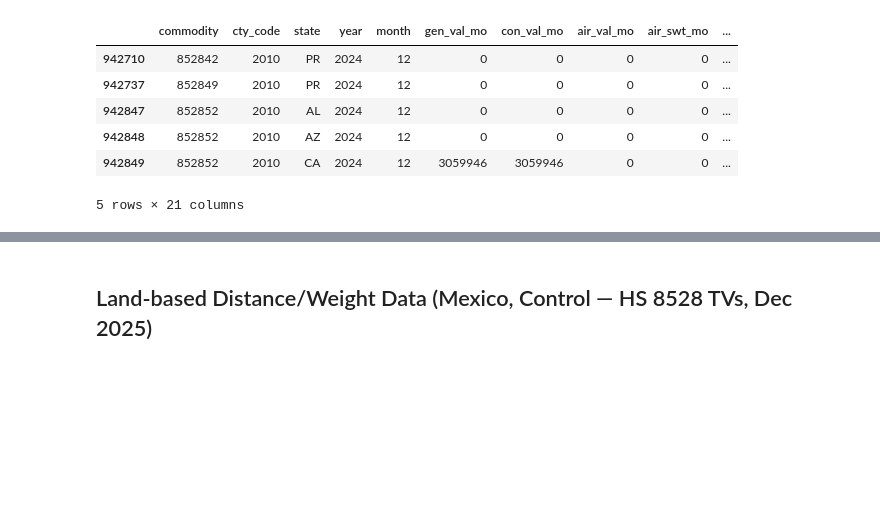
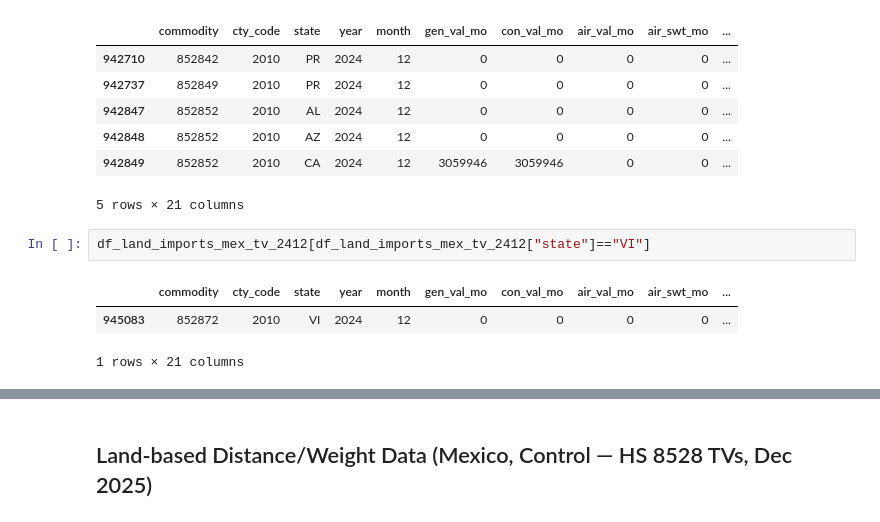
Before and after one commit to BirchTree1812/research_study_code, a Jupyter notebook: main.ipynb, the cells around one changed output, grey strips where cells are left out. Saved outputs shown, nothing was run; the diff lists cells and outputs as text; blank space fills up the shorter version.

```diff
--- a/main.ipynb
+++ b/main.ipynb
@@ -713,5 +713,11 @@ df_land_imports_mex_tv_2412.head()
 | 942848 | 852852 | 2010 | AZ | 2024 | 12 | 0 | 0 | 0 | 0 | ... |
 | 942849 | 852852 | 2010 | CA | 2024 | 12 | 3059946 | 3059946 | 0 | 0 | ... |
 5 rows × 21 columns
+# %%
+df_land_imports_mex_tv_2412[df_land_imports_mex_tv_2412["state"]=="VI"]
+# %% [output]
+|  | commodity | cty_code | state | year | month | gen_val_mo | con_val_mo | air_val_mo | air_swt_mo | ... |
+| 945083 | 852872 | 2010 | VI | 2024 | 12 | 0 | 0 | 0 | 0 | ... |
+1 rows × 21 columns
 # %%
 df_land_imports_mex_tv_v1_2412 = df_land_imports_mex_tv_2412.copy()
```
Also changed, not shown: parts of 5 cells of this notebook, 4 other files.
